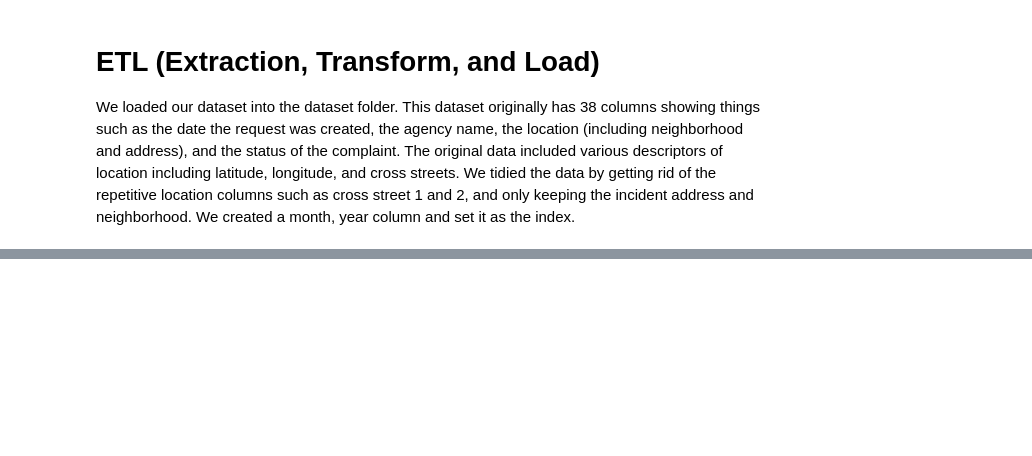
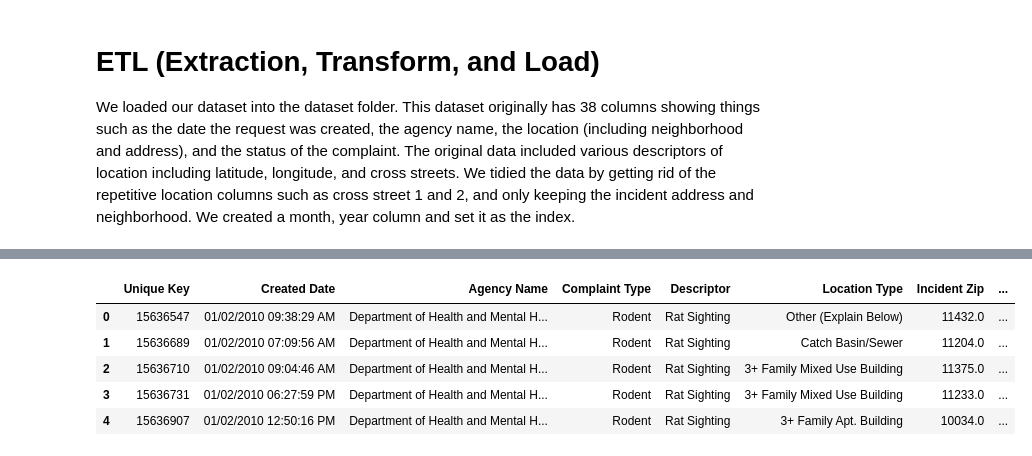
Before and after one commit to rdhalwala/rdhalwala.github.io, a Jupyter notebook: Data_Science_Rat_Sightings.ipynb, the cells around one changed output, grey strips where cells are left out. Cells and saved outputs as stored; diff of their text form; code cells hidden in the pictures; blank space fills up the shorter version.

```diff
--- a/Data_Science_Rat_Sightings.ipynb
+++ b/Data_Science_Rat_Sightings.ipynb
@@ -26,0 +45,13 @@ We loaded our dataset into the dataset folder. This dataset originally has 38 co
+# %%
+#get rid of unnecesary columns
+rat_df.drop(columns = ['Closed Date','Agency', 'Cross Street 1', 'Cross Street 2', 'Intersection Street 1', 'Intersection Street 2', 'Address Type', 'Landmark', 'Status','Due Date','Resolution Action Updated Date', 'Street Name', 'City', 'Facility Type', 'Due Date', 'X Coordinate (State Plane)', 'Y Coordinate (State Plane)', 'Vehicle Type', 'Taxi Company Borough', 'Taxi Pick Up Location', 'Bridge Highway Name', 'Bridge Highway Direction', 'Road Ramp', 'Bridge Highway Segment', 'Latitude', 'Longitude', 'Location' ], inplace=True)
+
+#display it
+rat_df.head()
+# %% [output]
+|  | Unique Key | Created Date | Agency Name | Complaint Type | Descriptor | Location Type | Incident Zip | ... |
+| 0 | 15636547 | 01/02/2010 09:38:29 AM | Department of Health and Mental H... | Rodent | Rat Sighting | Other (Explain Below) | 11432.0 | ... |
+| 1 | 15636689 | 01/02/2010 07:09:56 AM | Department of Health and Mental H... | Rodent | Rat Sighting | Catch Basin/Sewer | 11204.0 | ... |
+| 2 | 15636710 | 01/02/2010 09:04:46 AM | Department of Health and Mental H... | Rodent | Rat Sighting | 3+ Family Mixed Use Building | 11375.0 | ... |
+| 3 | 15636731 | 01/02/2010 06:27:59 PM | Department of Health and Mental H... | Rodent | Rat Sighting | 3+ Family Mixed Use Building | 11233.0 | ... |
+| 4 | 15636907 | 01/02/2010 12:50:16 PM | Department of Health and Mental H... | Rodent | Rat Sighting | 3+ Family Apt. Building | 10034.0 | ... |
```
Also changed, not shown: parts of 17 cells of this notebook.
